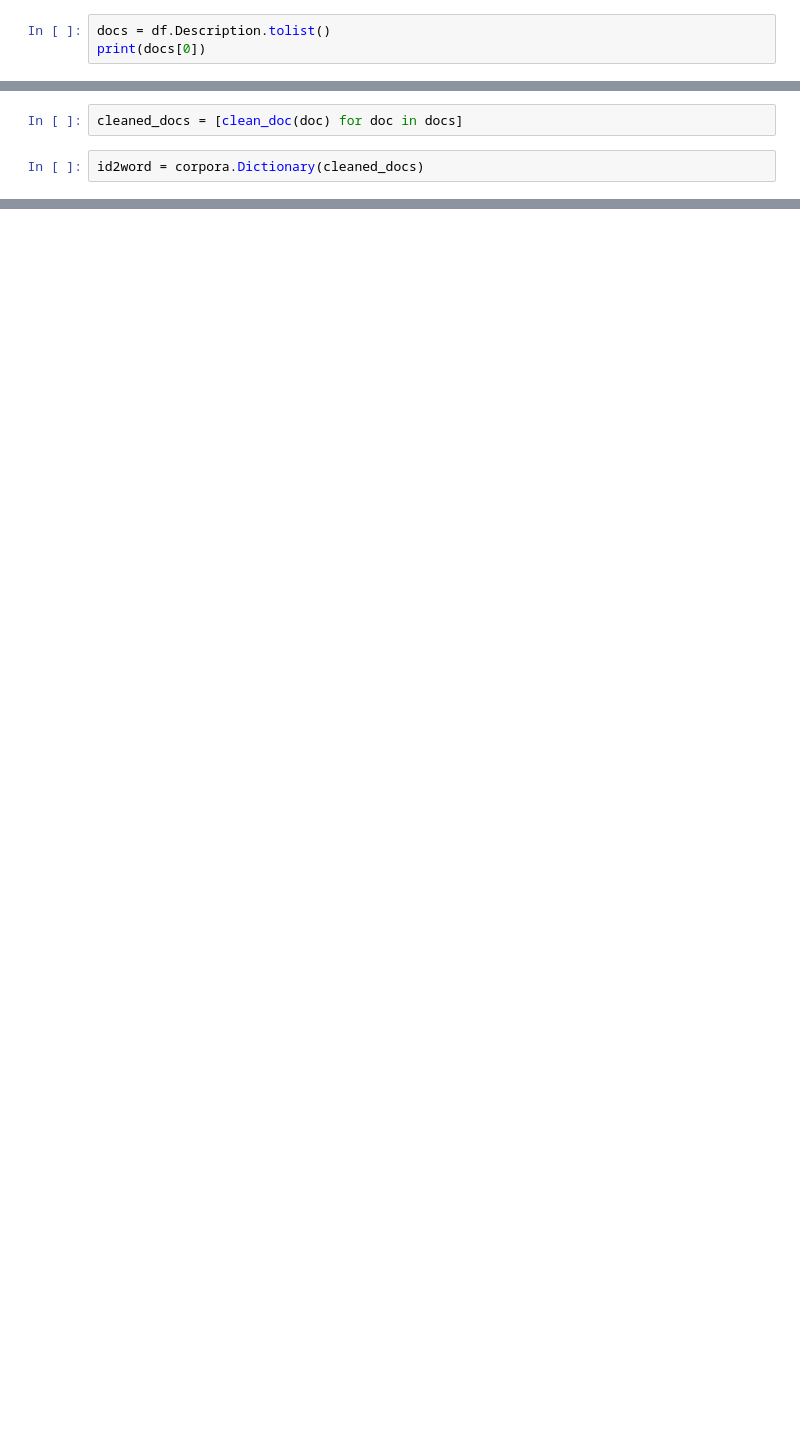
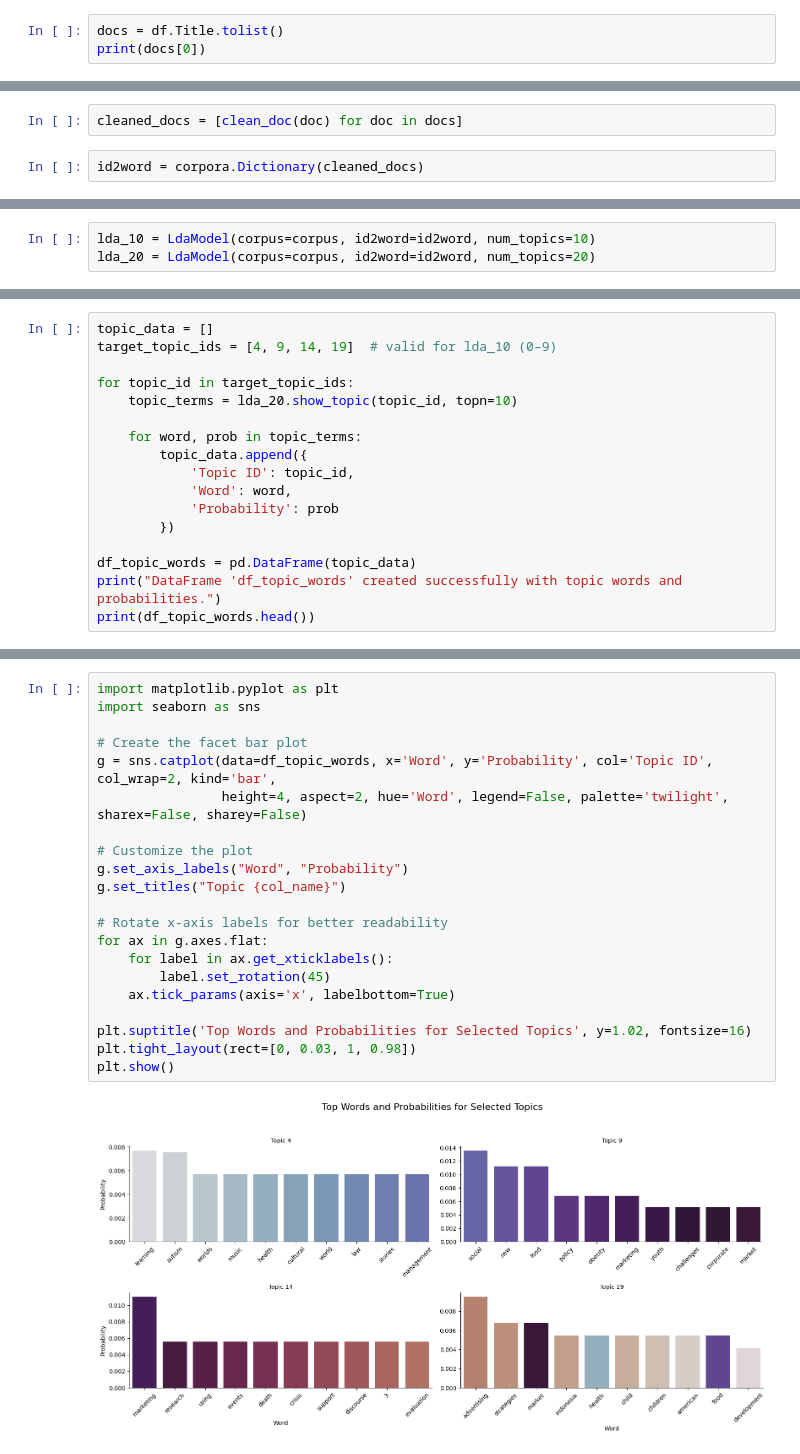
Before and after one commit to Sigurd-RW/lis4693, a Jupyter notebook: lab5/Lab5.ipynb, the cells around one changed output, grey strips where cells are left out. Drawn from its saved outputs; the diff is of its cells as text; blank space fills up the shorter version.

```diff
--- a/lab5/Lab5.ipynb
+++ b/lab5/Lab5.ipynb
@@ -72,3 +96,3 @@ KeyError: "None of [Index(['Last', 'First', 'Description'], dtype='object')] are
 # %%
-docs = df.Description.tolist()
+docs = df.Title.tolist()
 print(docs[0])
@@ -120,0 +155,3 @@ id2word[250]
+# %%
+lda_10 = LdaModel(corpus=corpus, id2word=id2word, num_topics=10)
+lda_20 = LdaModel(corpus=corpus, id2word=id2word, num_topics=20)
@@ -120,0 +235,17 @@ id2word[250]
+# %%
+topic_data = []
+target_topic_ids = [4, 9, 14, 19]  # valid for lda_10 (0–9)
+
+for topic_id in target_topic_ids:
+    topic_terms = lda_20.show_topic(topic_id, topn=10)
+
+    for word, prob in topic_terms:
+        topic_data.append({
+            'Topic ID': topic_id,
+            'Word': word,
+            'Probability': prob
+        })
+
+df_topic_words = pd.DataFrame(topic_data)
+print("DataFrame 'df_topic_words' created successfully with topic words and probabilities.")
+print(df_topic_words.head())
@@ -120,0 +260,23 @@ id2word[250]
+# %%
+import matplotlib.pyplot as plt
+import seaborn as sns
+
+# Create the facet bar plot
+g = sns.catplot(data=df_topic_words, x='Word', y='Probability', col='Topic ID', col_wrap=2, kind='bar',
+                height=4, aspect=2, hue='Word', legend=False, palette='twilight', sharex=False, sharey=False)
+
+# Customize the plot
+g.set_axis_labels("Word", "Probability")
+g.set_titles("Topic {col_name}")
+
+# Rotate x-axis labels for better readability
+for ax in g.axes.flat:
+    for label in ax.get_xticklabels():
+        label.set_rotation(45)
+    ax.tick_params(axis='x', labelbottom=True)
+
+plt.suptitle('Top Words and Probabilities for Selected Topics', y=1.02, fontsize=16)
+plt.tight_layout(rect=[0, 0.03, 1, 0.98])
+plt.show()
+# %% [output]
+[figure, added]
```
Also changed, not shown: parts of 22 cells of this notebook.
